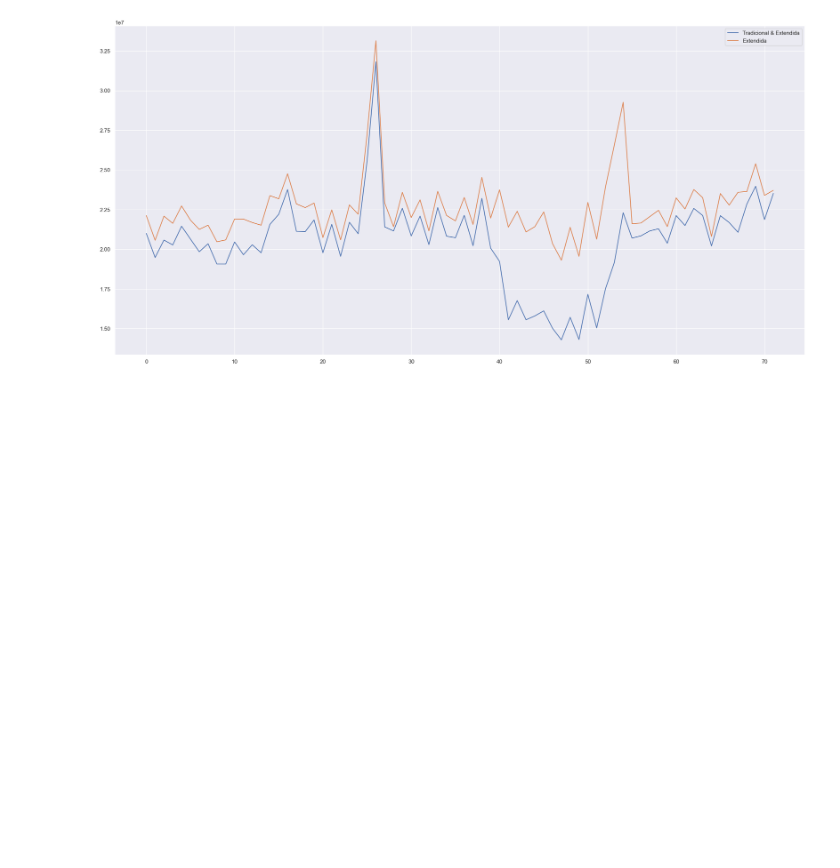
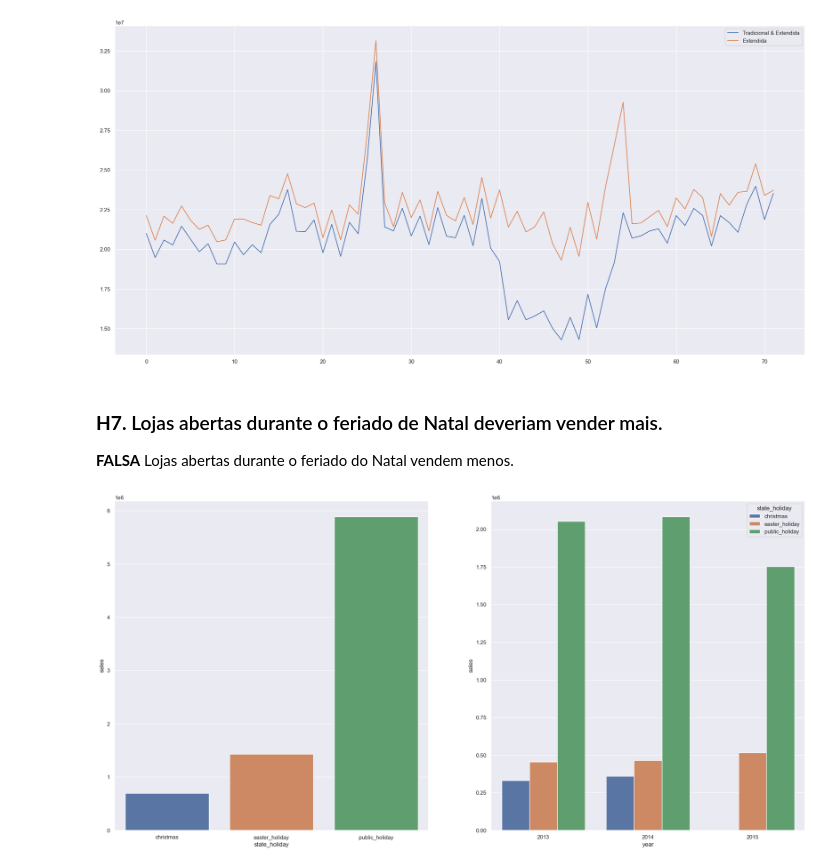
Before and after one commit to marcos-ale-fonseca/DataScienceEmProducao, a Jupyter notebook: m04_v01_store_sales_predictions.ipynb, the cells around one changed output. Drawn from its saved outputs; the diff is of its cells as text; code cells hidden in the pictures; blank space fills up the shorter version.

```diff
--- a/m04_v01_store_sales_predictions.ipynb
+++ b/m04_v01_store_sales_predictions.ipynb
@@ -441,6 +444,36 @@ df2['assortment'] = df2['assortment'].apply( lambda x: 'basic' if x == 'a' else
 
 # state holiday
 df2['state_holiday'] = df2['state_holiday'].apply( lambda x: 'public_holiday' if x == 'a' else 'easter_holiday' if x == 'b' else 'christmas'if x == 'c' else 'regular_day' )
+# %%
+# year
+df2['year'] = df2['date'].dt.year
+
+# month
+df2['month'] = df2['date'].dt.month
+
+# day
+df2['day'] = df2['date'].dt.day
+
+# week of year
+df2['week_of_year'] = df2['date'].dt.day_name()
+
+# year week
+df2['year_week'] = df2['date'].dt.strftime( '%Y-%W' )
+
+# competition since
+df2['competition_since'] = df2.apply( lambda x: datetime.datetime(year=x['competition_open_since_year'], month=x['competition_open_since_month'], day=1 ), axis=1 )
+df2['competition_time_month'] = ( ( df2['date'] - df2['competition_since'] )/30).apply( lambda x: x.days ).astype( int )
+
+# promo since
+df2['promo_since'] = df2['promo2_since_year'].astype( str ) + '-' + df2['promo2_since_week'].astype( str )
+df2['promo_since'] = df2['promo_since'].apply( lambda x: datetime.datetime.strptime( x + '-1', '%Y-%W-%w'  ) - datetime.timedelta( days=7 ) )
+df2['promo_time_week'] = ( ( df2['date'] - df2['promo_since'] )/7 ).apply( lambda x: x.days ).astype( int )
+
+# assortment
+df2['assortment'] = df2['assortment'].apply( lambda x: 'basic' if x == 'a' else 'extra' if x == 'b' else 'extended' )
+
+# state holiday
+df2['state_holiday'] = df2['state_holiday'].apply( lambda x: 'public_holiday' if x == 'a' else 'easter_holiday' if x == 'b' else 'christmas' if x == 'c' else 'regular_day' )
 # %%
 df2.head().T
 # %% [output]
@@ -689,3 +726,18 @@ aux2.plot( ax = ax );
 ax.legend( labels = [ 'Tradicional & Extendida',  'Extendida' ] );
 # %% [output]
 [figure]
+# %% [markdown]
+### **H7.** Lojas abertas durante o feriado de Natal deveriam vender mais.
+**FALSA** Lojas abertas durante o feriado do Natal vendem menos.
+# %%
+aux1 = df4[df4['state_holiday'] != 'regular_day']
+aux2 = aux1[['state_holiday', 'sales']].groupby('state_holiday').sum().reset_index()
+aux3 = aux1[['year', 'state_holiday', 'sales']].groupby(['year', 'state_holiday']).sum().reset_index()
+
+subplot(1, 2, 1)
+sns.barplot(data = aux2, x = 'state_holiday', y = 'sales');
+
+subplot(1, 2, 2)
+sns.barplot(data = aux3, x = 'year', y = 'sales', hue = 'state_holiday');
+# %% [output]
+[figure, added]
```
Also changed, not shown: parts of 44 cells of this notebook.
